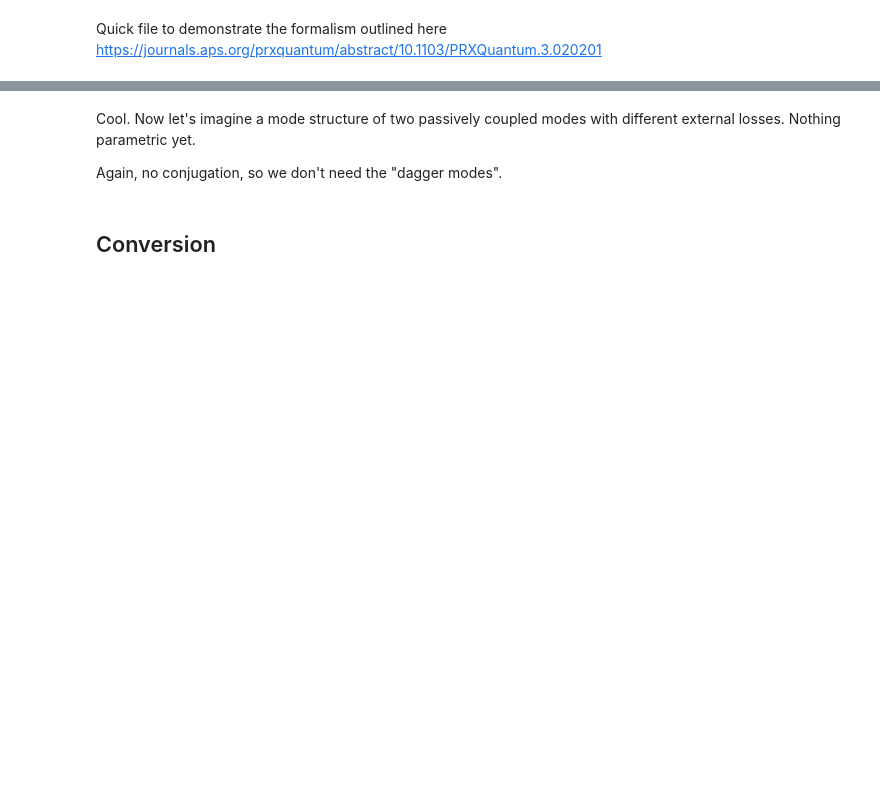
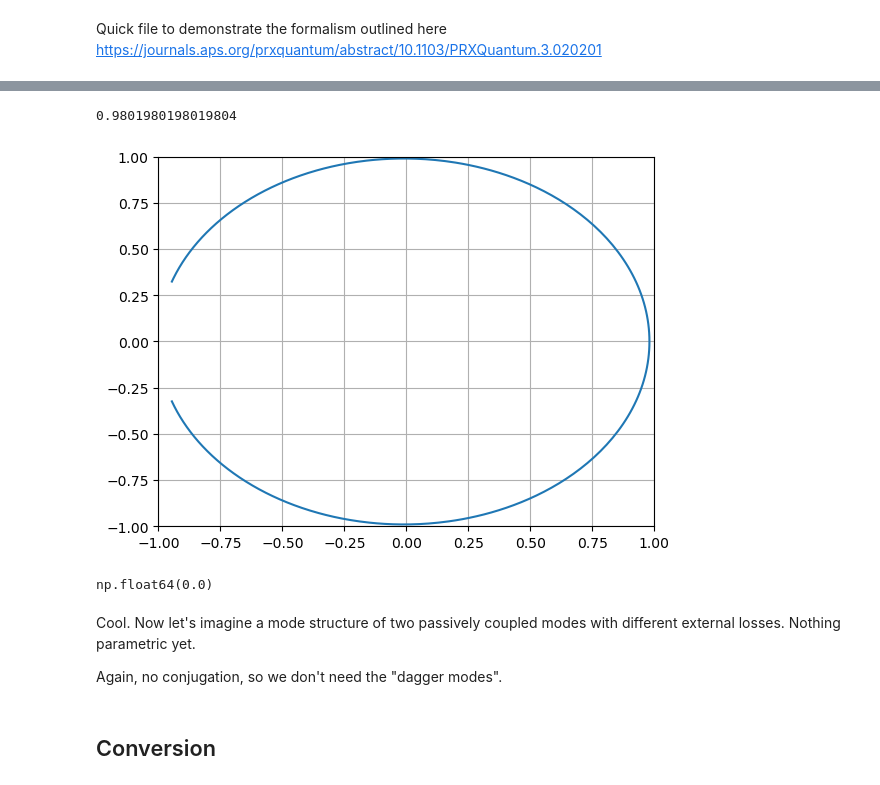
Before and after one commit to borismesits/simulation-vault, a Jupyter notebook: cqed/Parametrically Controlled Networks.ipynb, the cells around one changed output, grey strips where cells are left out. Saved outputs shown, nothing was run; the diff lists cells and outputs as text; code cells hidden in the pictures; blank space fills up the shorter version.

```diff
--- a/cqed/Parametrically Controlled Networks.ipynb
+++ b/cqed/Parametrically Controlled Networks.ipynb
@@ -48,3 +48,16 @@ Text(0, 0.5, '$S_{11}$ Phase')
+# %%
+plt.plot(np.real(S), np.imag(S))
+plt.xlim([-1,1])
+plt.ylim([-1,1])
+plt.grid()
+print(np.max(np.real(S)))
+# %% [output]
+0.9801980198019804
+[figure, added]
+# %%
+np.atanh(0)
+# %% [output]
+np.float64(0.0)
 # %% [markdown]
 Cool. Now let's imagine a mode structure of two passively coupled modes with different external losses. Nothing parametric yet.
 
```
Also changed, not shown: parts of 6 cells of this notebook, 5 other files.
